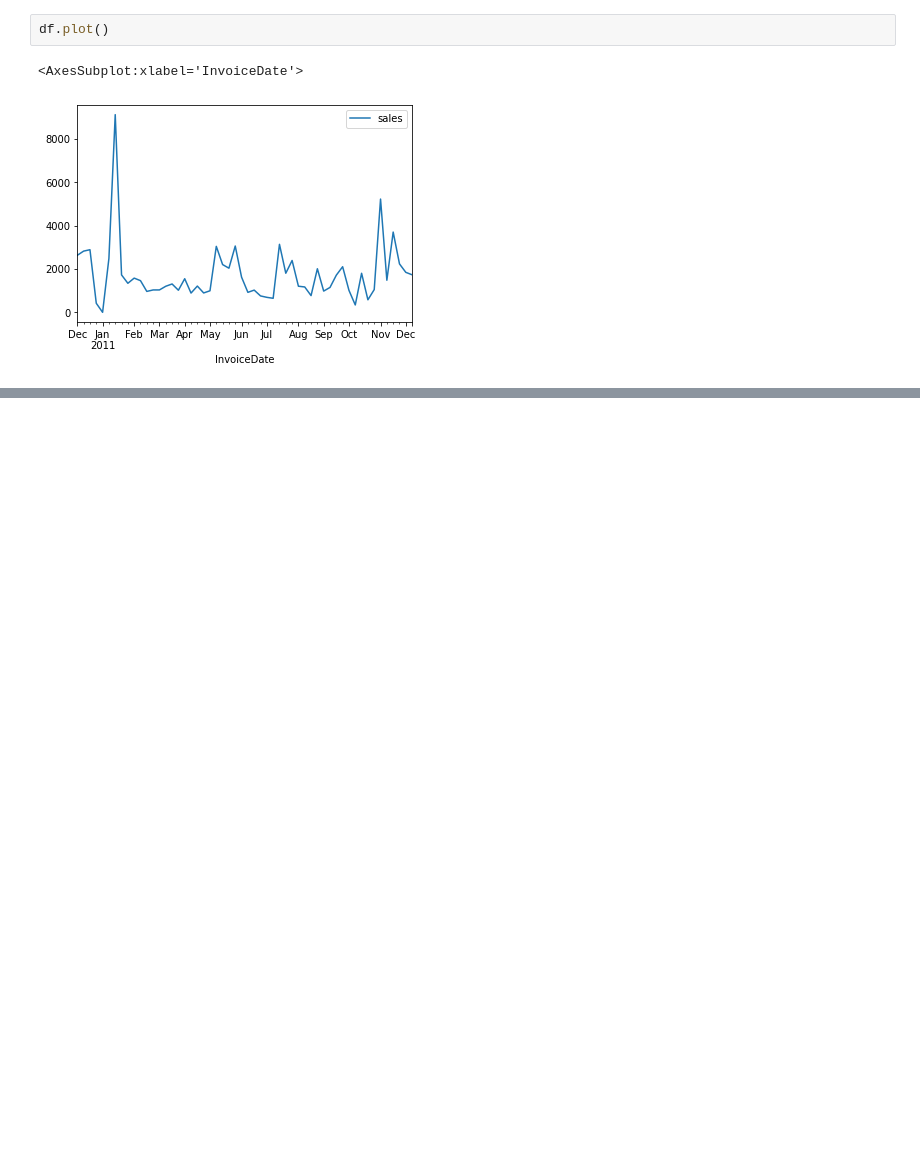
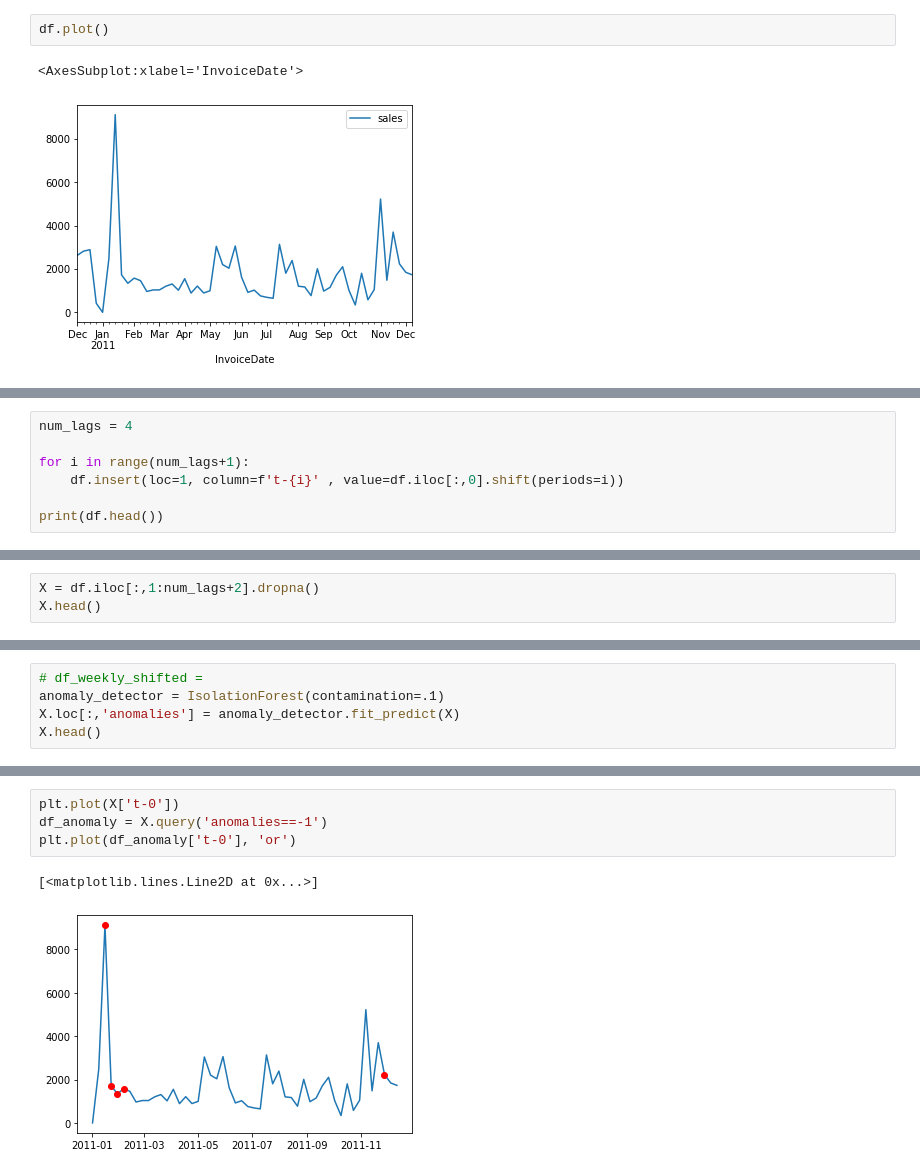
Before and after one commit to mesmalif/MVP, a Jupyter notebook: anomaly_detection/unsupervised_testing/sales_anomalies.ipynb, the cells around one changed output, grey strips where cells are left out. Drawn from its saved outputs; the diff is of its cells as text; blank space fills up the shorter version.

```diff
--- a/anomaly_detection/unsupervised_testing/sales_anomalies.ipynb
+++ b/anomaly_detection/unsupervised_testing/sales_anomalies.ipynb
@@ -61,0 +35,7 @@ plt.savefig(f'sales.png')
+# %%
+num_lags = 4
+
+for i in range(num_lags+1):
+    df.insert(loc=1, column=f't-{i}' , value=df.iloc[:,0].shift(periods=i))
+
+print(df.head())
@@ -61,0 +50,3 @@ plt.savefig(f'sales.png')
+# %%
+X = df.iloc[:,1:num_lags+2].dropna()
+X.head()
@@ -61,0 +61,5 @@ plt.savefig(f'sales.png')
+# %%
+# df_weekly_shifted =
+anomaly_detector = IsolationForest(contamination=.1)
+X.loc[:,'anomalies'] = anomaly_detector.fit_predict(X)
+X.head()
@@ -61,0 +74,7 @@ plt.savefig(f'sales.png')
+# %%
+plt.plot(X['t-0'])
+df_anomaly = X.query('anomalies==-1')
+plt.plot(df_anomaly['t-0'], 'or')
+# %% [output]
+[<matplotlib.lines.Line2D at 0x...>]
+[figure, added]
```
Also changed, not shown: parts of 7 cells of this notebook, 1 other file.
